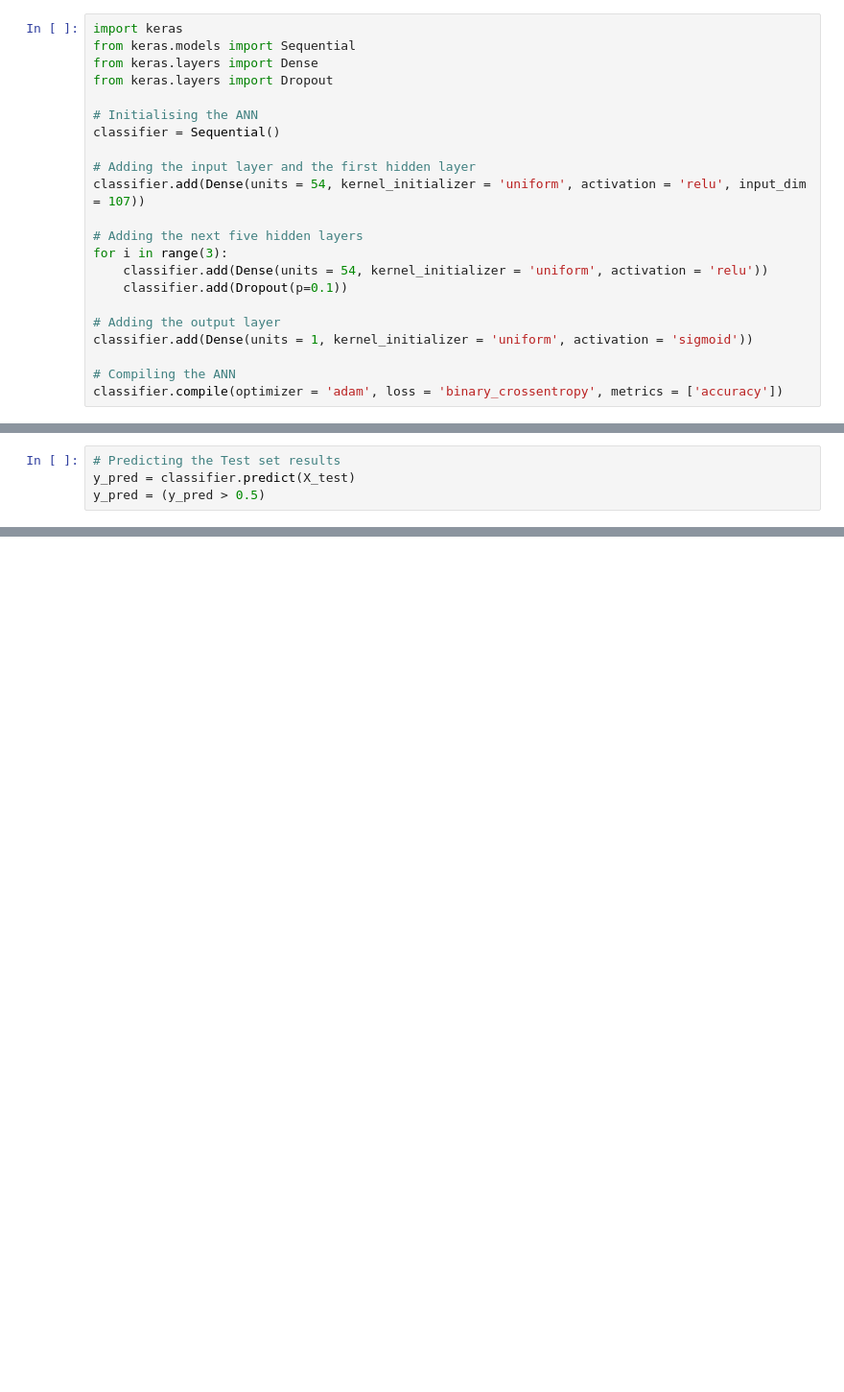
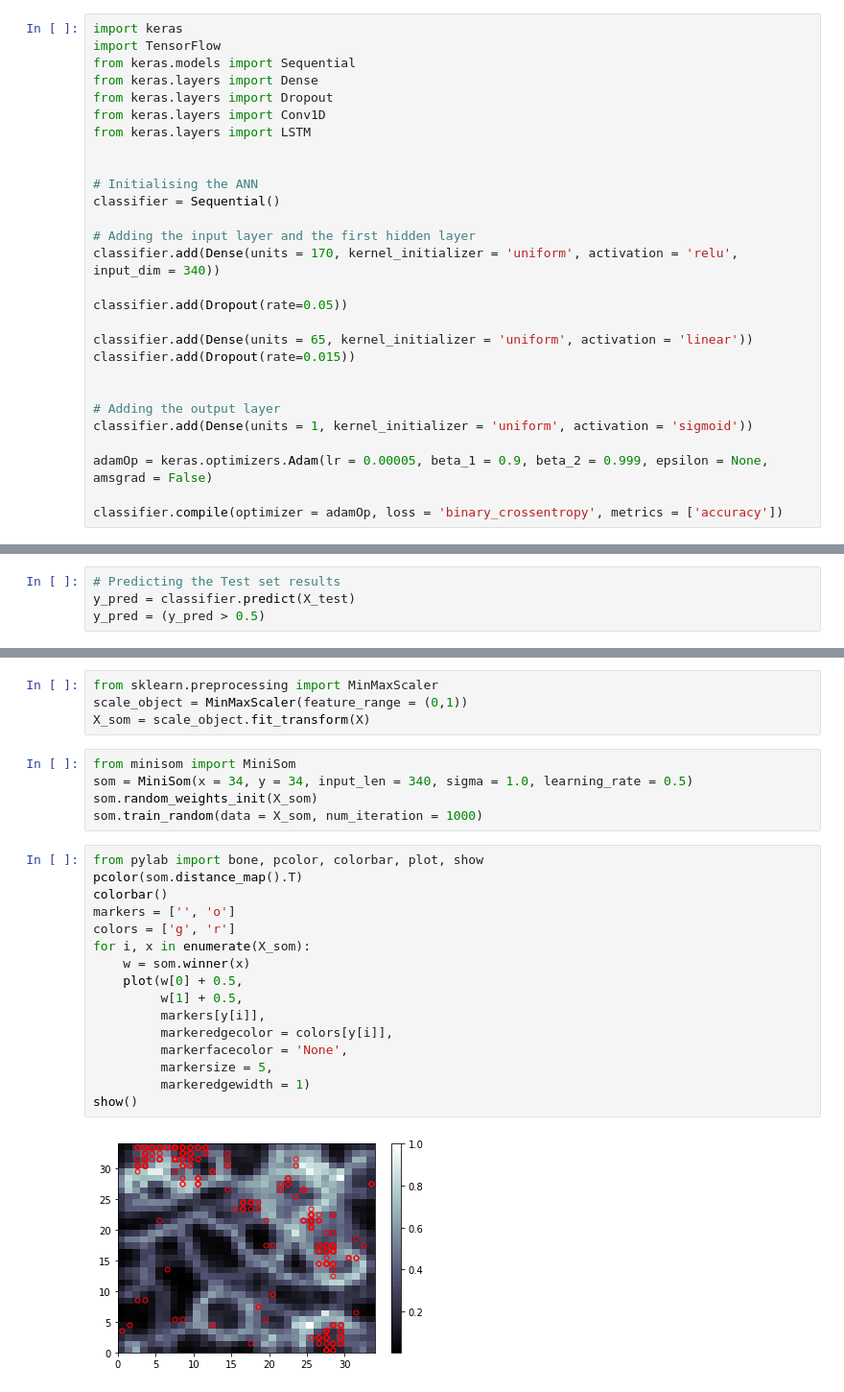
Before and after one commit to DeepBhat/ConocoPhillipsDatathon, a Jupyter notebook: ConocoPhilips.ipynb, the cells around one changed output, grey strips where cells are left out. Shown at 96% size. Saved outputs shown, nothing was run; the diff lists cells and outputs as text; blank space fills up the shorter version.

```diff
--- a/ConocoPhilips.ipynb
+++ b/ConocoPhilips.ipynb
@@ -19,25 +40,31 @@ X_test = sc.transform(X_test)
 ### Building the ANN model
 # %%
 import keras
+import TensorFlow
 from keras.models import Sequential
 from keras.layers import Dense
 from keras.layers import Dropout
+from keras.layers import Conv1D
+from keras.layers import LSTM
+
 
 # Initialising the ANN
 classifier = Sequential()
 
 # Adding the input layer and the first hidden layer
-classifier.add(Dense(units = 54, kernel_initializer = 'uniform', activation = 'relu', input_dim = 107))
+classifier.add(Dense(units = 170, kernel_initializer = 'uniform', activation = 'relu', input_dim = 340))
 
-# Adding the next five hidden layers
-for i in range(3):
-    classifier.add(Dense(units = 54, kernel_initializer = 'uniform', activation = 'relu'))
-    classifier.add(Dropout(p=0.1))
+classifier.add(Dropout(rate=0.05))
+
+classifier.add(Dense(units = 65, kernel_initializer = 'uniform', activation = 'linear'))
+classifier.add(Dropout(rate=0.015))
+
 
 # Adding the output layer
 classifier.add(Dense(units = 1, kernel_initializer = 'uniform', activation = 'sigmoid'))
 
-# Compiling the ANN
-classifier.compile(optimizer = 'adam', loss = 'binary_crossentropy', metrics = ['accuracy'])
+adamOp = keras.optimizers.Adam(lr = 0.00005, beta_1 = 0.9, beta_2 = 0.999, epsilon = None, amsgrad = False)
+
+classifier.compile(optimizer = adamOp, loss = 'binary_crossentropy', metrics = ['accuracy'])
 # %% [markdown]
 ### Fitting the ANN normally
@@ -70,0 +96,27 @@ new_pred = classifier.predict(sc.transform([[new_data]]))
+# %%
+from sklearn.preprocessing import MinMaxScaler
+scale_object = MinMaxScaler(feature_range = (0,1))
+X_som = scale_object.fit_transform(X)
+# %%
+from minisom import MiniSom
+som = MiniSom(x = 34, y = 34, input_len = 340, sigma = 1.0, learning_rate = 0.5)
+som.random_weights_init(X_som)
+som.train_random(data = X_som, num_iteration = 1000)
+# %%
+from pylab import bone, pcolor, colorbar, plot, show
+pcolor(som.distance_map().T)
+colorbar()
+markers = ['', 'o']
+colors = ['g', 'r']
+for i, x in enumerate(X_som):
+    w = som.winner(x)
+    plot(w[0] + 0.5,
+         w[1] + 0.5,
+         markers[y[i]],
+         markeredgecolor = colors[y[i]],
+         markerfacecolor = 'None',
+         markersize = 5,
+         markeredgewidth = 1)
+show()
+# %% [output]
+[figure, added]
```
Also changed, not shown: parts of 30 cells of this notebook.
